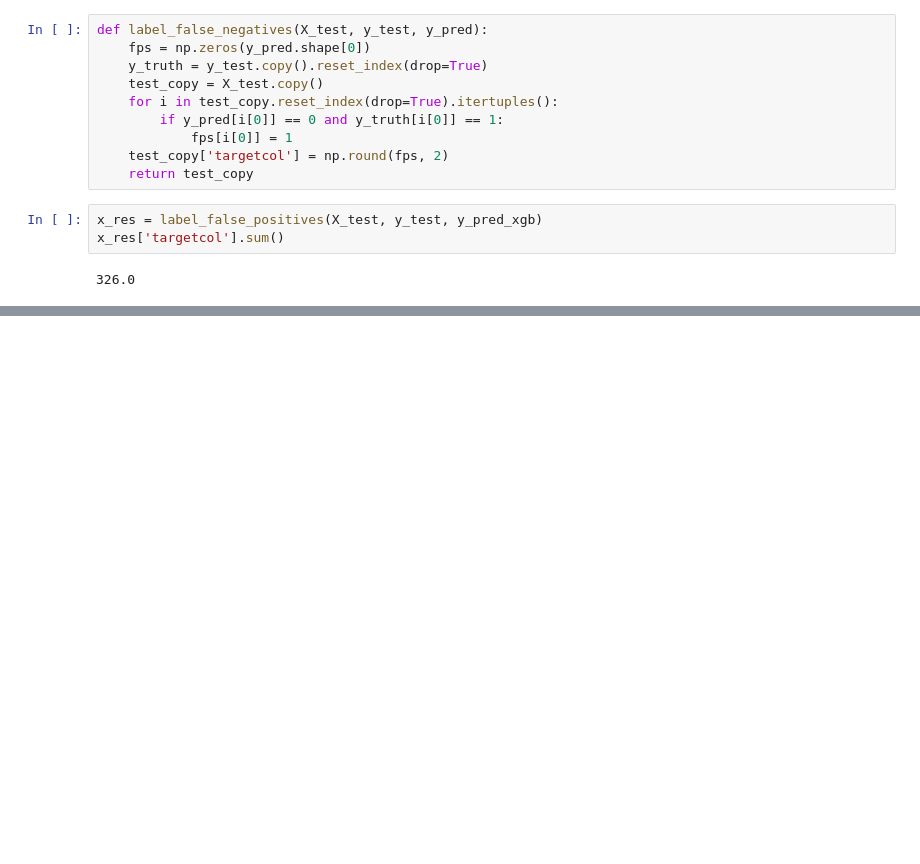
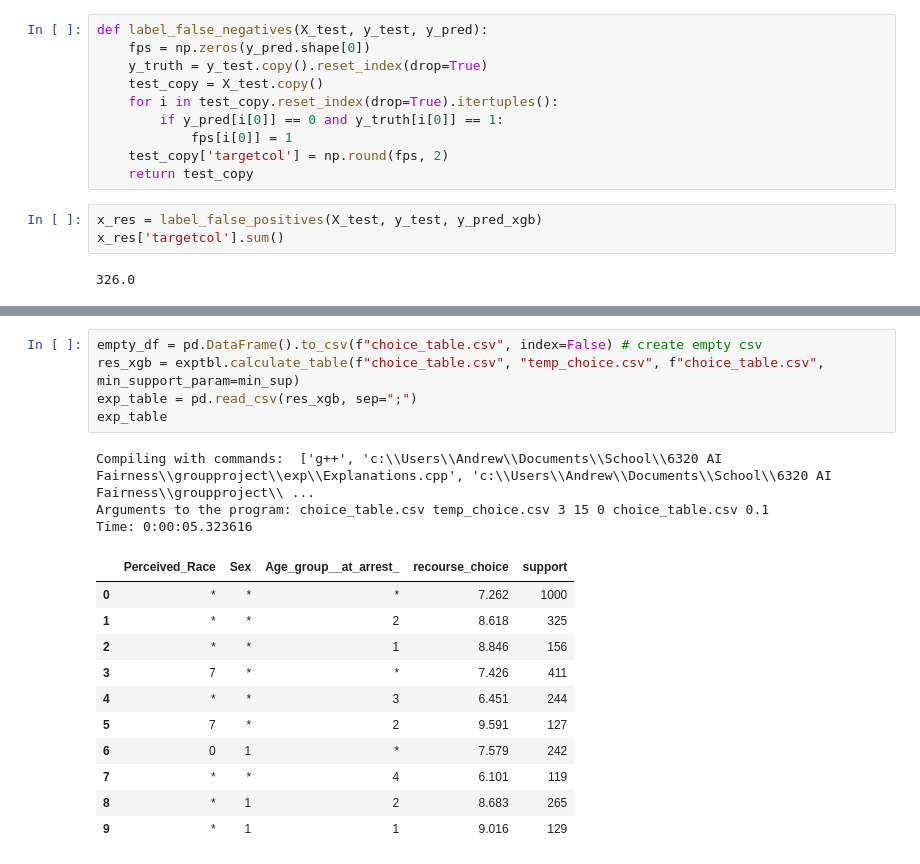
Before and after one commit to AndrewChai878/groupfairnessproject, a Jupyter notebook: group_proj_classifier.ipynb, the cells around one changed output, grey strips where cells are left out. Saved outputs shown, nothing was run; the diff lists cells and outputs as text; blank space fills up the shorter version.

```diff
--- a/group_proj_classifier.ipynb
+++ b/group_proj_classifier.ipynb
@@ -212,0 +380,20 @@ exp_table
+# %%
+empty_df = pd.DataFrame().to_csv(f"choice_table.csv", index=False) # create empty csv
+res_xgb = exptbl.calculate_table(f"choice_table.csv", "temp_choice.csv", f"choice_table.csv", min_support_param=min_sup)
+exp_table = pd.read_csv(res_xgb, sep=";")
+exp_table
+# %% [output]
+Compiling with commands:  ['g++', 'c:\\Users\\Andrew\\Documents\\School\\6320 AI Fairness\\groupproject\\exp\\Explanations.cpp', 'c:\\Users\\Andrew\\Documents\\School\\6320 AI Fairness\\groupproject\\ ...
+Arguments to the program: choice_table.csv temp_choice.csv 3 15 0 choice_table.csv 0.1
+Time: 0:00:05.323616
+|  | Perceived_Race | Sex | Age_group__at_arrest_ | recourse_choice | support |
+| 0 | * | * | * | 7.262 | 1000 |
+| 1 | * | * | 2 | 8.618 | 325 |
+| 2 | * | * | 1 | 8.846 | 156 |
+| 3 | 7 | * | * | 7.426 | 411 |
+| 4 | * | * | 3 | 6.451 | 244 |
+| 5 | 7 | * | 2 | 9.591 | 127 |
+| 6 | 0 | 1 | * | 7.579 | 242 |
+| 7 | * | * | 4 | 6.101 | 119 |
+| 8 | * | 1 | 2 | 8.683 | 265 |
+| 9 | * | 1 | 1 | 9.016 | 129 |
```
Also changed, not shown: parts of 10 cells of this notebook, 11 other files.
